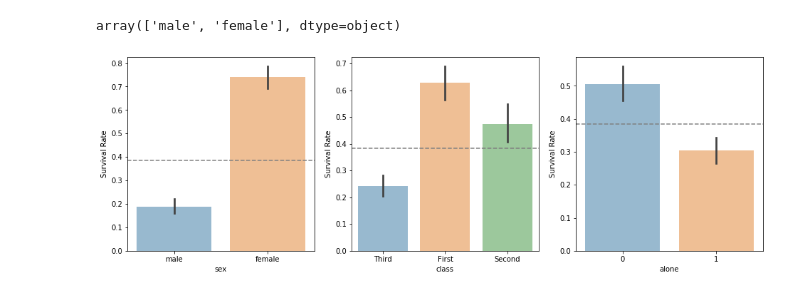
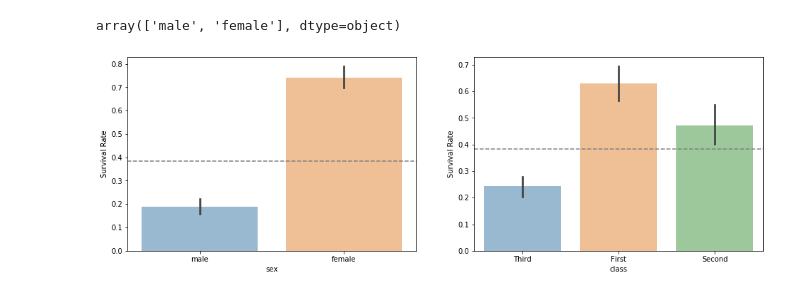
Before and after one commit to flambuth/ds-methodologies-exercises, a Jupyter notebook: classification/data_prep.ipynb, the cells around one changed output. Cells and saved outputs as stored; diff of their text form; code cells hidden in the pictures.

```diff
--- a/classification/data_prep.ipynb
+++ b/classification/data_prep.ipynb
@@ -356,13 +356,13 @@ array(['male', 'female'], dtype=object)
 # %%
 features = ['sex', 'class', 'alone']
 
-_, ax = plt.subplots(nrows=1, ncols=3, figsize=(16,5))
+_, ax = plt.subplots(nrows=1, ncols=len(x), figsize=(16,5))
 
 survival_rate = df_titanic.survived.mean()
 
-for i, feature in enumerate(features):
+for i, feature in enumerate(x):
     sns.barplot(feature, 'survived', data=df_titanic, ax=ax[i], alpha=.5)
     ax[i].set_ylabel('Survival Rate')
     ax[i].axhline(survival_rate, ls='--', color='grey')
 # %% [output]
-[figure, old version]
+[figure, new version]
```
Also changed, not shown: parts of 2 cells of this notebook, 1 other file.
